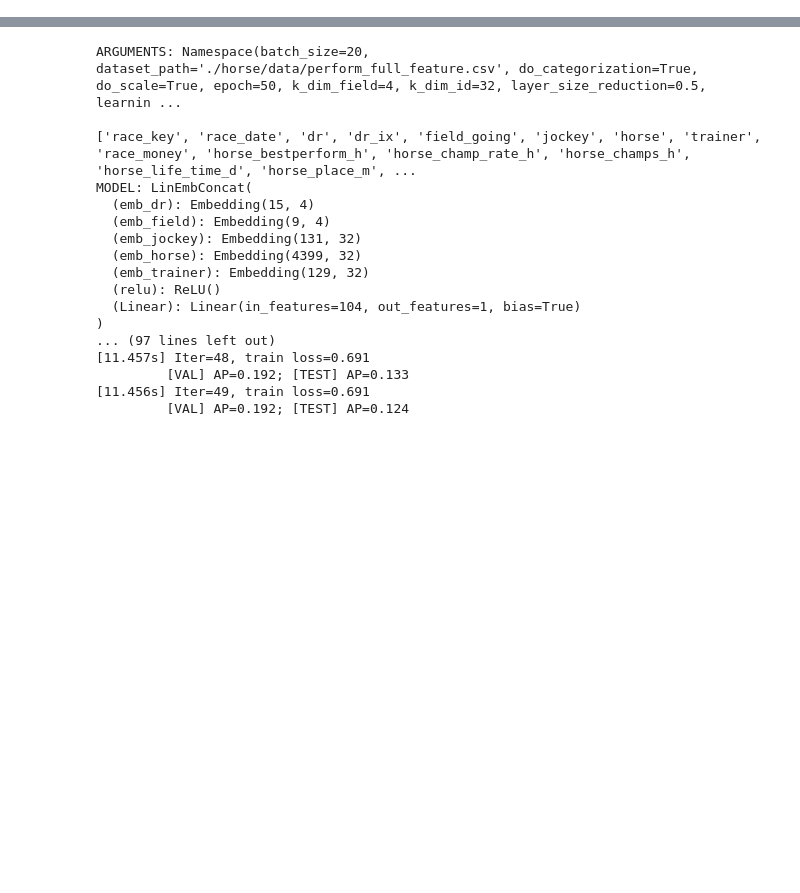
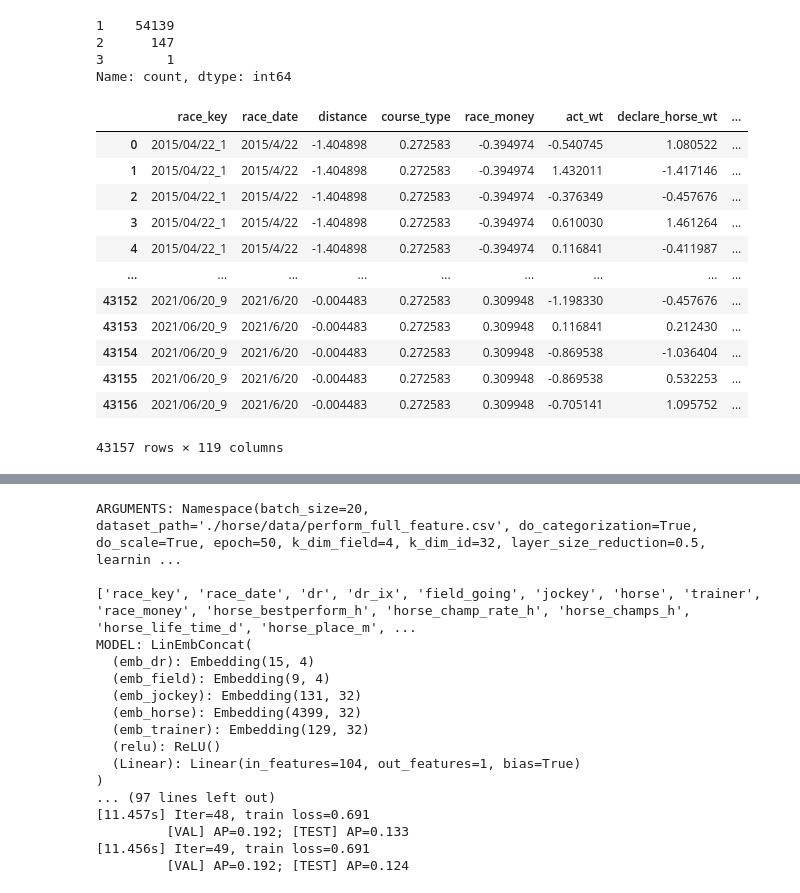
Before and after one commit to FanDazz/hkjc_race_ranking, a Jupyter notebook: 06_dl_example.ipynb, the cells around one changed output, grey strips where cells are left out. Saved outputs shown, nothing was run; the diff lists cells and outputs as text; code cells hidden in the pictures; blank space fills up the shorter version.

```diff
--- a/06_dl_example.ipynb
+++ b/06_dl_example.ipynb
@@ -0,0 +81,24 @@
+# %%
+freq = dataset.data.groupby(['race_key', 'pla']).size().to_frame().reset_index().rename({0:'count'}, axis=1)
+freq['count'].value_counts()
+# %% [output]
+1    54139
+2      147
+3        1
+Name: count, dtype: int64
+# %%
+train
+# %% [output]
+|  | race_key | race_date | distance | course_type | race_money | act_wt | declare_horse_wt | ... |
+| 0 | 2015/04/22_1 | 2015/4/22 | -1.404898 | 0.272583 | -0.394974 | -0.540745 | 1.080522 | ... |
+| 1 | 2015/04/22_1 | 2015/4/22 | -1.404898 | 0.272583 | -0.394974 | 1.432011 | -1.417146 | ... |
+| 2 | 2015/04/22_1 | 2015/4/22 | -1.404898 | 0.272583 | -0.394974 | -0.376349 | -0.457676 | ... |
+| 3 | 2015/04/22_1 | 2015/4/22 | -1.404898 | 0.272583 | -0.394974 | 0.610030 | 1.461264 | ... |
+| 4 | 2015/04/22_1 | 2015/4/22 | -1.404898 | 0.272583 | -0.394974 | 0.116841 | -0.411987 | ... |
+| ... | ... | ... | ... | ... | ... | ... | ... | ... |
+| 43152 | 2021/06/20_9 | 2021/6/20 | -0.004483 | 0.272583 | 0.309948 | -1.198330 | -0.457676 | ... |
+| 43153 | 2021/06/20_9 | 2021/6/20 | -0.004483 | 0.272583 | 0.309948 | 0.116841 | 0.212430 | ... |
+| 43154 | 2021/06/20_9 | 2021/6/20 | -0.004483 | 0.272583 | 0.309948 | -0.869538 | -1.036404 | ... |
+| 43155 | 2021/06/20_9 | 2021/6/20 | -0.004483 | 0.272583 | 0.309948 | -0.869538 | 0.532253 | ... |
+| 43156 | 2021/06/20_9 | 2021/6/20 | -0.004483 | 0.272583 | 0.309948 | -0.705141 | 1.095752 | ... |
+43157 rows × 119 columns
```
Also changed, not shown: parts of 3 cells of this notebook, 4 other files.
